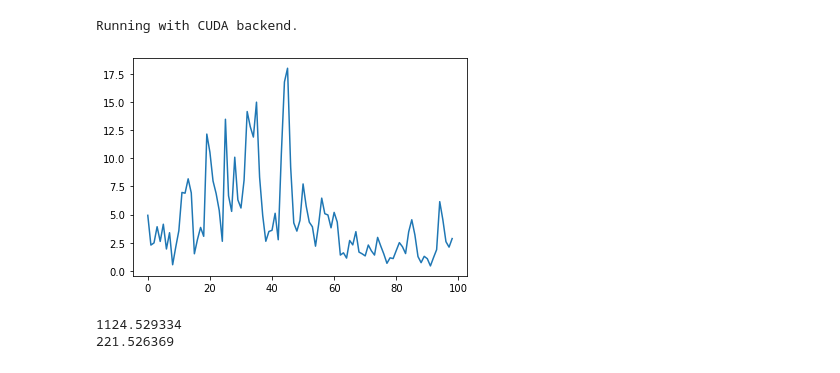
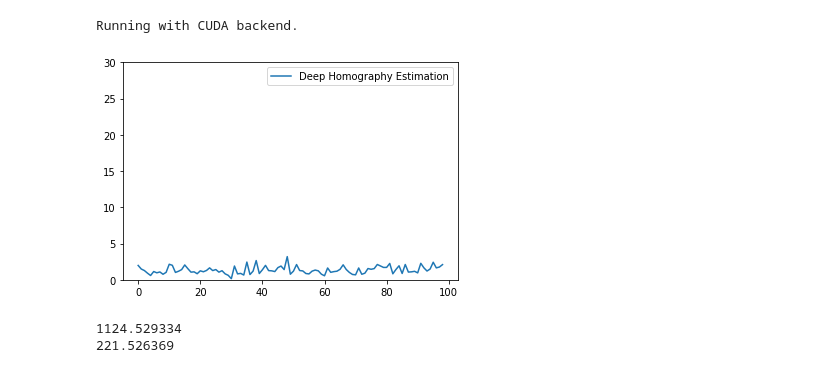
Before and after one commit to RViMLab/MICCAI2023-Camera-Motion-Prediction, a Jupyter notebook: notebooks/annotate_homographies.ipynb, the cells around one changed output. Drawn from its saved outputs; the diff is of its cells as text; code cells hidden in the pictures.

Commit message:
updated notebook for feature based est

```diff
--- a/notebooks/annotate_homographies.ipynb
+++ b/notebooks/annotate_homographies.ipynb
@@ -98,7 +98,8 @@ import pandas as pd
 from utils.viz import yt_alpha_blend
 import time
 
-from datasets import VideoDataset
+from datasets import VideoPairHomographyDataset
+from utils.processing import FeatureHomographyEstimation
 
 # load the transforms and videos from database
 functional_databases = load_yaml('../configs/cholec80_transforms_functional.yml')
@@ -122,9 +123,13 @@ paths = ['/media/martin/Samsung_T5/data/endoscopic_data/cholec80/videos/video01_
 N = 100 # already 4 second preview horizon via N = 100 @ full res, image downscale 2x2 -> factor 4, easily 16 seconds preview horizon with 8GB memory
 step = 1
 
-vds = VideoDataset(paths, N+1, N, [functional_database['transforms'][0]])
-vc = VideoClips(paths, clip_length_in_frames=N+1, frames_between_clips=N)
+vds = VideoPairHomographyDataset(paths, clip_length_in_frames=N+1, frames_between_clips=N, transforms=[functional_database['transforms'][0]])
+# vc = VideoClips(paths, clip_length_in_frames=N+1, frames_between_clips=N)
 
+# classical esimation
+with_feature_estimation = False
+fd = cv2.xfeatures2d.SIFT_create()
+fh = FeatureHomographyEstimation(fd)
 
 df = pd.DataFrame(columns=['t', 'duv', 'H']) # track results
 global_idx = 0
@@ -133,18 +138,23 @@ max_clips = int(min(max_clips, len(vds)))
 
 # live plot of homography norm
 dH_list = []
+dH_ft_list = []
 
-def live_plot(x, y):
+def live_plot(x, y_0, y_1=None):
     clear_output(wait=True)
-    plt.figure()
-    plt.plot(x, y)
+    fig = plt.figure()
+    plt.ylim(0, 30)
+    plt.plot(x, y_0, label='Deep Homography Estimation')
+    if y_1 is not None:
+        plt.plot(x, y_1, label='Feature Based Estimation')
+    plt.legend()
     plt.show()
 
 with torch.no_grad():
     for i in range(max_clips):
         now = time.time_ns()
         # video, audio, info, video_idx = vc.get_clip(i)
-        video = vds.__getitem__(i)
+        video, _ = vds.__getitem__(i)
         print('\nLoading time: {} ms'.format((time.time_ns() - now)/1.e6))  # measure loading time
 
         # video = video.permute(0, 3, 1, 2)
@@ -153,7 +163,7 @@ with torch.no_grad():
         video = video.float()/255.
 
         # re-sort images into i and i+step
-        frames_i, frames_ip1 = VideoDataset.framePairs(video, step)
+        frames_i, frames_ip1 = VideoPairHomographyDataset.framePairs(video, step)
 
         frames_i, frames_ip1 = frames_i.to(device), frames_ip1.to(device)
 
@@ -163,38 +173,65 @@ with torch.no_grad():
 
         for idx, H in enumerate(Hs):
             df = df.append({
                 't': global_idx,
                 'duv': duvs[idx].squeeze().cpu().numpy(),
                 'H': H.squeeze().cpu().numpy()
             }, ignore_index=True)
             global_idx += step
             print('\r{}/{}'.format(global_idx, max_clips*N), end='')
 
         frames_i = kornia.tensor_to_image(frames_i)
         frames_ip1 = kornia.tensor_to_image(frames_ip1)
         wrps = kornia.tensor_to_image(wrps)
 
         for idx, w in enumerate(wrps):
+            # classical homography estimation
+            if with_feature_estimation:
+                H_ft, duv_ft = fh(frames_i[idx].astype(np.uint8)*255, frames_ip1[idx].astype(np.uint8)*255)
+
+                # warp feature based estimation
+                if H_ft is not None:
+                    wrp_ft = cv2.warpPerspective(frames_i[idx], H_ft, (frames_i[idx].shape[1], frames_i[idx].shape[0]))
+
+                if H_ft is not None:
+                    dH_ft_norm = np.linalg.norm(H_ft - np.eye(3))
+                else:
+                    dH_ft_norm = np.inf
+
+                dH_ft_list.append(dH_ft_norm)
+
             # create moving plot of homography norm
             dH_norm = np.linalg.norm(Hs[idx].cpu().numpy()-np.eye(3))
+
             dH_list.append(dH_norm)
             if len(dH_list) == N:
                 dH_list.pop(0)
-            live_plot(np.arange(len(dH_list)), dH_list)
+                if with_feature_estimation:
+                    dH_ft_list.pop(0)
+            if with_feature_estimation:
+                live_plot(np.arange(len(dH_list)), dH_list, dH_ft_list)
+            else:
+                live_plot(np.arange(len(dH_list)), dH_list)
 
             # plot blends with and without warp
             blend0 = yt_alpha_blend(frames_ip1[idx], w)
             blend1 = yt_alpha_blend(frames_ip1[idx], frames_i[idx])
-            blend0 = cv2.resize(blend0, (int(blend0.shape[1]/2), int(blend0.shape[0]/2)))
-            blend1 = cv2.resize(blend1, (int(blend1.shape[1]/2), int(blend1.shape[0]/2)))
-            composite = np.concatenate([blend0, blend1], axis=1)
+            blend0 = cv2.resize(blend0, (int(blend0.shape[1]/1.5), int(blend0.shape[0]/1.5)))
+            blend1 = cv2.resize(blend1, (int(blend1.shape[1]/1.5), int(blend1.shape[0]/1.5)))
+
+            if with_feature_estimation:
+                blend2 = yt_alpha_blend(frames_ip1[idx], wrp_ft)
+                blend2 = cv2.resize(blend2, (int(blend2.shape[1]/1.5), int(blend2.shape[0]/1.5)))
+                composite = np.concatenate([blend0, blend1, blend2], axis=1)
+            else:
+                composite = np.concatenate([blend0, blend1], axis=1)
             cv2.imshow('composite', composite)
             cv2.waitKey()
 cv2.destroyAllWindows()
 
 df.to_pickle('H_{}.pkl'.format(step))
 # %% [output]
-[figure, old version]
+[figure, new version]
 # %%
 # test import speed
 import time
```
